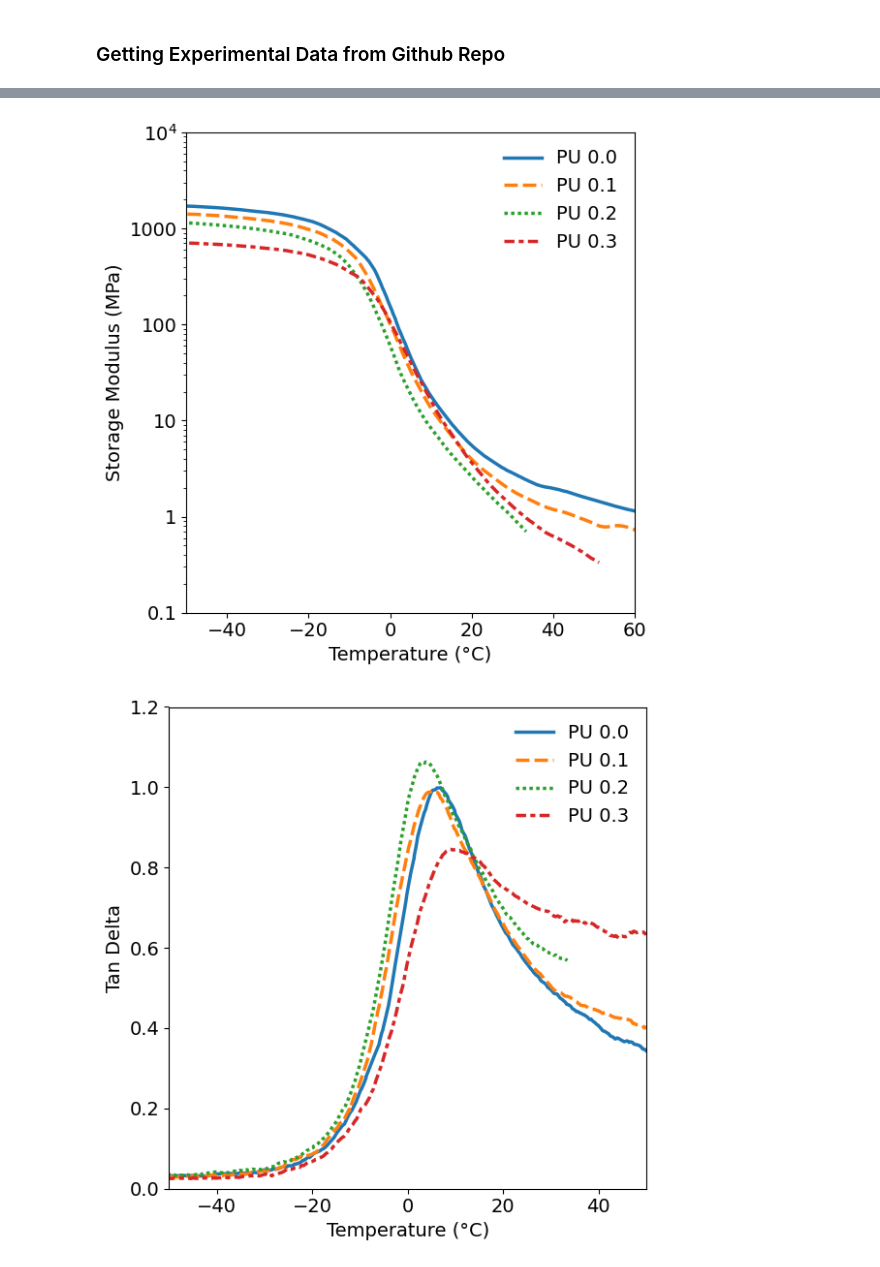
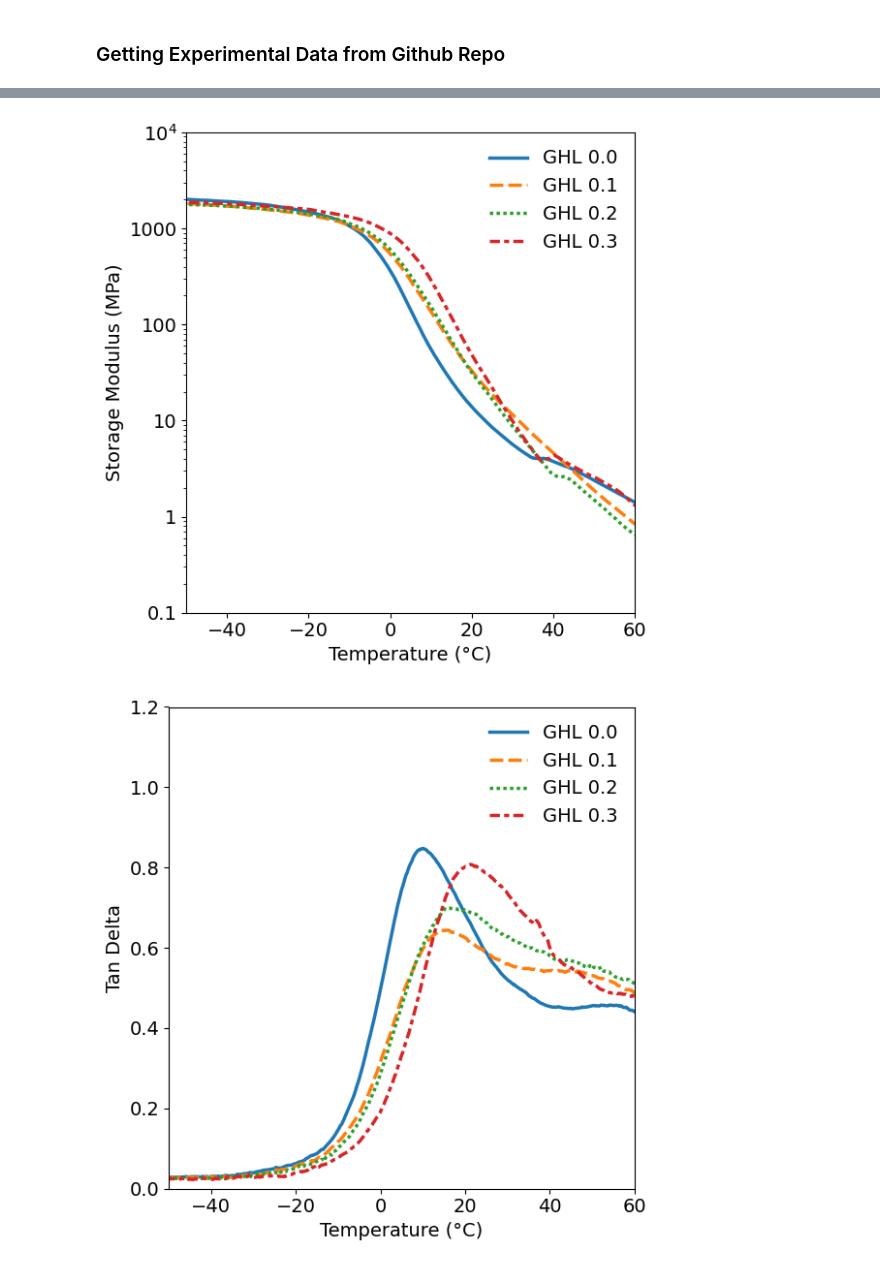
Before and after one commit to JHU-Kessler-Group/GraftedHybridLatexPaper, a Jupyter notebook: Figure5.ipynb, the cells around one changed output, grey strips where cells are left out. Saved outputs shown, nothing was run; the diff lists cells and outputs as text; code cells hidden in the pictures.

```diff
--- a/Figure5.ipynb
+++ b/Figure5.ipynb
@@ -136,10 +136,10 @@ if current_labels and current_labels[0] == 'Sample':
 
 # Define the mapping for sample names
 label_mapping = {
-    'DMA-PU0-0': 'PU 0.0',
-    'DMA-PU0-1': 'PU 0.1',
-    'DMA-PU0-2': 'PU 0.2',
-    'DMA-PU0-3': 'PU 0.3'
+    'DMA-GHL0-0': 'GHL 0.0',
+    'DMA-GHL0-1': 'GHL 0.1',
+    'DMA-GHL0-2': 'GHL 0.2',
+    'DMA-GHL0-3': 'GHL 0.3'
 }
 
 # Create new labels based on the mapping
@@ -157,7 +157,7 @@ plt.savefig('storage_modulus_vs_temperature.svg')
 # Display the plot
 plt.show()
 # %% [output]
-[figure, old version]
+[figure, new version]
 # %%
 # Update global font size
 plt.rcParams.update({'font.size': 14})
@@ -174,7 +174,7 @@ ax = sns.lineplot(
 )
 
 # Set x-axis limits (keeping consistent with previous plot)
-plt.xlim(-50, 50)
+plt.xlim(-50, 60)
 
 # Set y-axis limits
 plt.ylim(0, 1.2)
@@ -187,38 +187,38 @@ plt.xlabel('Temperature (°C)')
 plt.ylabel('Tan Delta')
 
 # --- Legend modifications ---
 # Get current handles and labels from the automatically generated legend
 handles, current_labels = ax.get_legend_handles_labels()
 
 # Remove the legend title if it exists
 if current_labels and current_labels[0] == 'Sample':
     handles = handles[1:]
     current_labels = current_labels[1:]
 
 # Define the mapping for sample names
 label_mapping = {
-    'DMA-PU0-0': 'PU 0.0',
-    'DMA-PU0-1': 'PU 0.1',
-    'DMA-PU0-2': 'PU 0.2',
-    'DMA-PU0-3': 'PU 0.3'
+    'DMA-GHL0-0': 'GHL 0.0',
+    'DMA-GHL0-1': 'GHL 0.1',
+    'DMA-GHL0-2': 'GHL 0.2',
+    'DMA-GHL0-3': 'GHL 0.3'
 }
 
 # Create new labels based on the mapping
 new_labels = [label_mapping.get(l, l) for l in current_labels]
 
 # Recreate the legend with new labels, no title, and no frame
 ax.legend(handles=handles, labels=new_labels, title='', frameon=False)
 
 # Adjust layout
 plt.tight_layout()
 
 # Save the plot as an SVG file
 plt.savefig('tan_delta_vs_temperature.svg')
 
 # Display the plot
 plt.show()
 # %% [output]
-[figure, old version]
+[figure, new version]
 # %%
 # Update global font size
 plt.rcParams.update({'font.size': 14})
```
Also changed, not shown: parts of 6 cells of this notebook.
